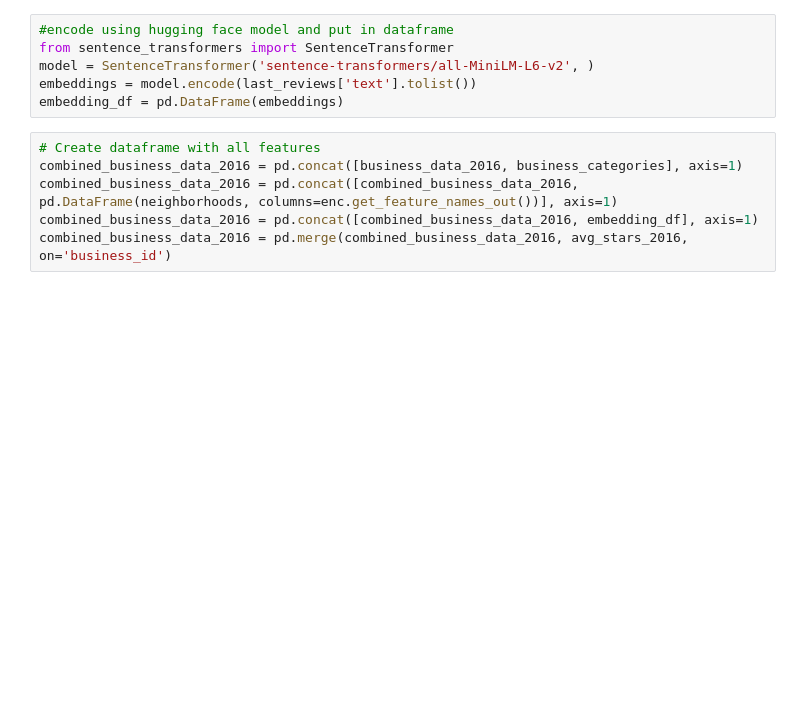
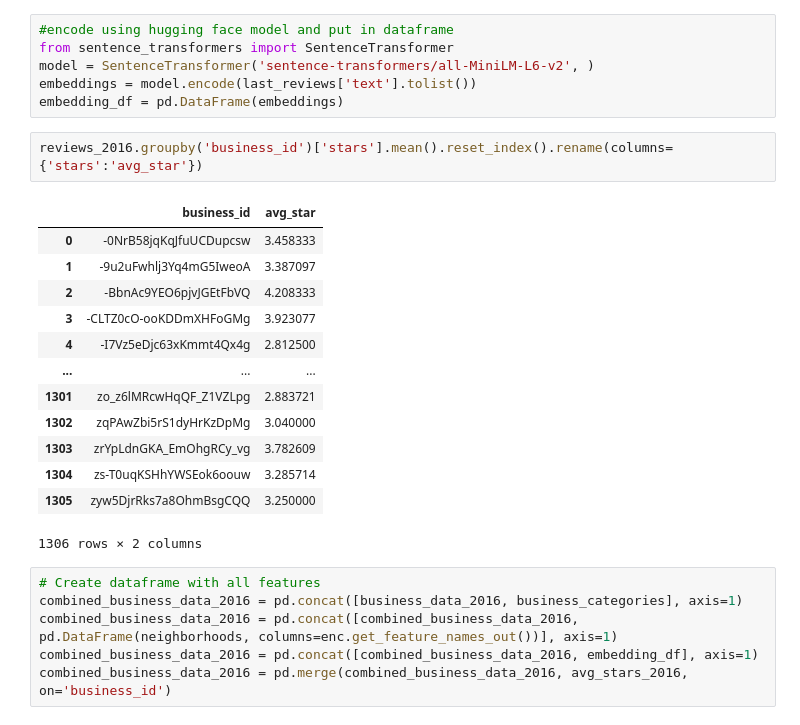
Before and after one commit to Joeyzect/Analytics_Edge_2022, a Jupyter notebook: notebooks/00-joseph-exploration.ipynb, the cells around one changed output. Saved outputs shown, nothing was run; the diff lists cells and outputs as text; blank space fills up the shorter version.

```diff
--- a/notebooks/00-joseph-exploration.ipynb
+++ b/notebooks/00-joseph-exploration.ipynb
@@ -275,6 +304,22 @@ from sentence_transformers import SentenceTransformer
 model = SentenceTransformer('sentence-transformers/all-MiniLM-L6-v2', )
 embeddings = model.encode(last_reviews['text'].tolist())
 embedding_df = pd.DataFrame(embeddings)
+# %%
+reviews_2016.groupby('business_id')['stars'].mean().reset_index().rename(columns={'stars':'avg_star'})
+# %% [output]
+|  | business_id | avg_star |
+| 0 | -0NrB58jqKqJfuUCDupcsw | 3.458333 |
+| 1 | -9u2uFwhlj3Yq4mG5IweoA | 3.387097 |
+| 2 | -BbnAc9YEO6pjvJGEtFbVQ | 4.208333 |
+| 3 | -CLTZ0cO-ooKDDmXHFoGMg | 3.923077 |
+| 4 | -I7Vz5eDjc63xKmmt4Qx4g | 2.812500 |
+| ... | ... | ... |
+| 1301 | zo_z6lMRcwHqQF_Z1VZLpg | 2.883721 |
+| 1302 | zqPAwZbi5rS1dyHrKzDpMg | 3.040000 |
+| 1303 | zrYpLdnGKA_EmOhgRCy_vg | 3.782609 |
+| 1304 | zs-T0uqKSHhYWSEok6oouw | 3.285714 |
+| 1305 | zyw5DjrRks7a8OhmBsgCQQ | 3.250000 |
+1306 rows × 2 columns
 # %%
 # Create dataframe with all features
 combined_business_data_2016 = pd.concat([business_data_2016, business_categories], axis=1)
```
Also changed, not shown: parts of 7 cells of this notebook, 7 other files.
